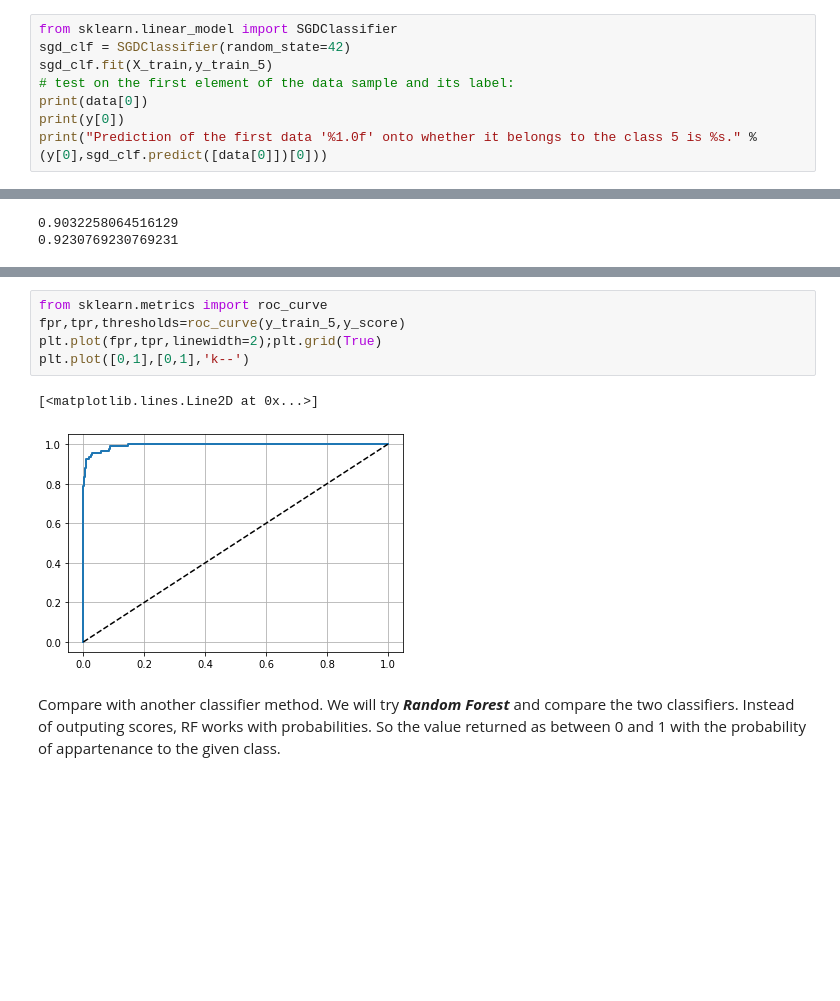
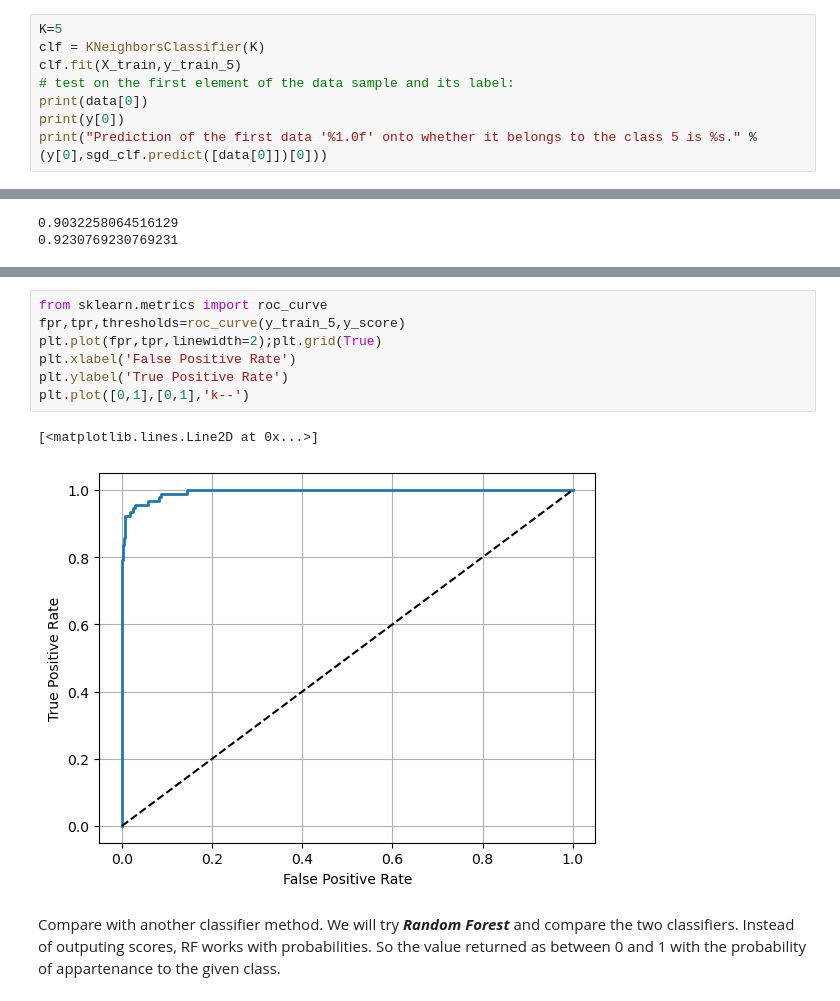
Before and after one commit to zomungGITHUB/MLGeo-2023, a Jupyter notebook: tutorials/mlgeo_3.2_classification_model_fit.ipynb, the cells around one changed output, grey strips where cells are left out. Saved outputs shown, nothing was run; the diff lists cells and outputs as text; blank space fills up the shorter version.

```diff
--- a/tutorials/mlgeo_3.2_classification_model_fit.ipynb
+++ b/tutorials/mlgeo_3.2_classification_model_fit.ipynb
@@ -340,7 +448,7 @@ We will first use a classic classifier: ***Stochastic Gradient Descent SGD***.
 # %%
-from sklearn.linear_model import SGDClassifier
-sgd_clf = SGDClassifier(random_state=42)
-sgd_clf.fit(X_train,y_train_5)
+K=5
+clf = KNeighborsClassifier(K)
+clf.fit(X_train,y_train_5)
 # test on the first element of the data sample and its label:
 print(data[0])
 print(y[0])
@@ -438,11 +547,13 @@ The ROC curve is visual, but we can quantify the classifier performance using th
 # %%
 from sklearn.metrics import roc_curve
 fpr,tpr,thresholds=roc_curve(y_train_5,y_score)
 plt.plot(fpr,tpr,linewidth=2);plt.grid(True)
+plt.xlabel('False Positive Rate')
+plt.ylabel('True Positive Rate')
 plt.plot([0,1],[0,1],'k--')
 # %% [output]
 [<matplotlib.lines.Line2D at 0x...>]
-[figure, old version]
+[figure, new version]
 # %% [markdown]
 Compare with another classifier method. We will try ***Random Forest*** and compare the two classifiers. Instead of outputing scores, RF works with probabilities. So the value returned as between 0 and 1 with the probability of appartenance to the given class.
 # %%
```
Also changed, not shown: parts of 45 cells of this notebook.
